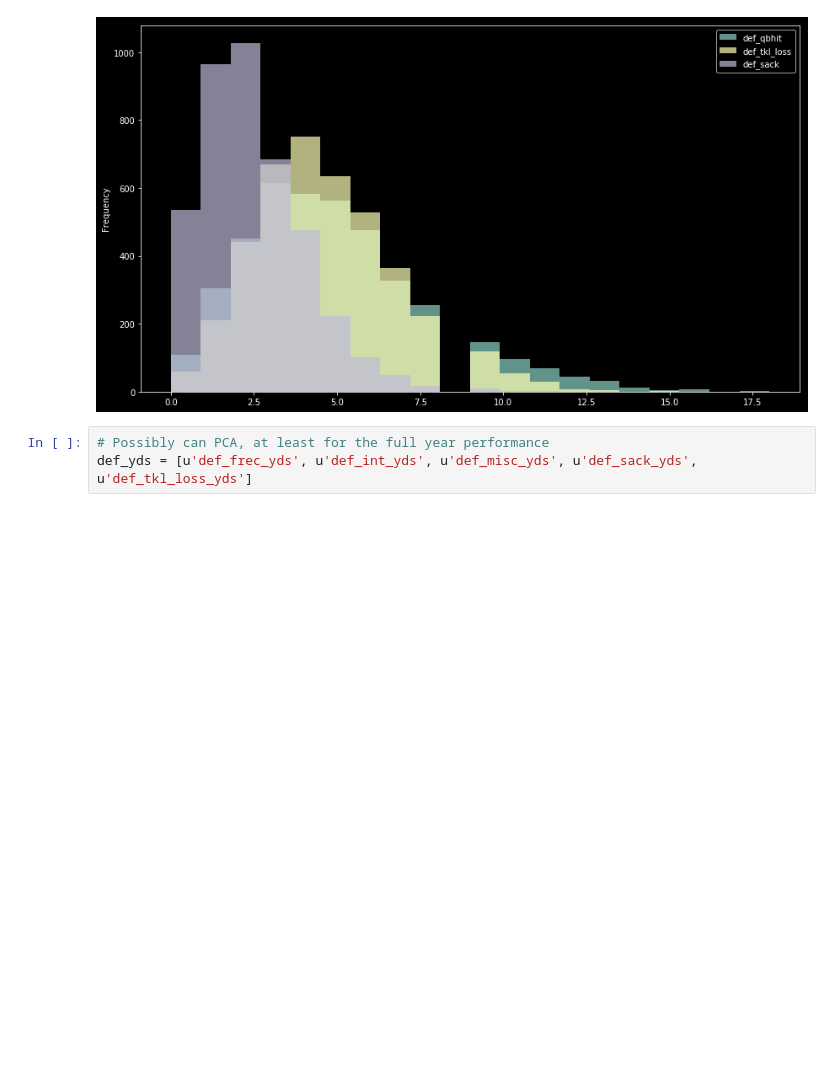
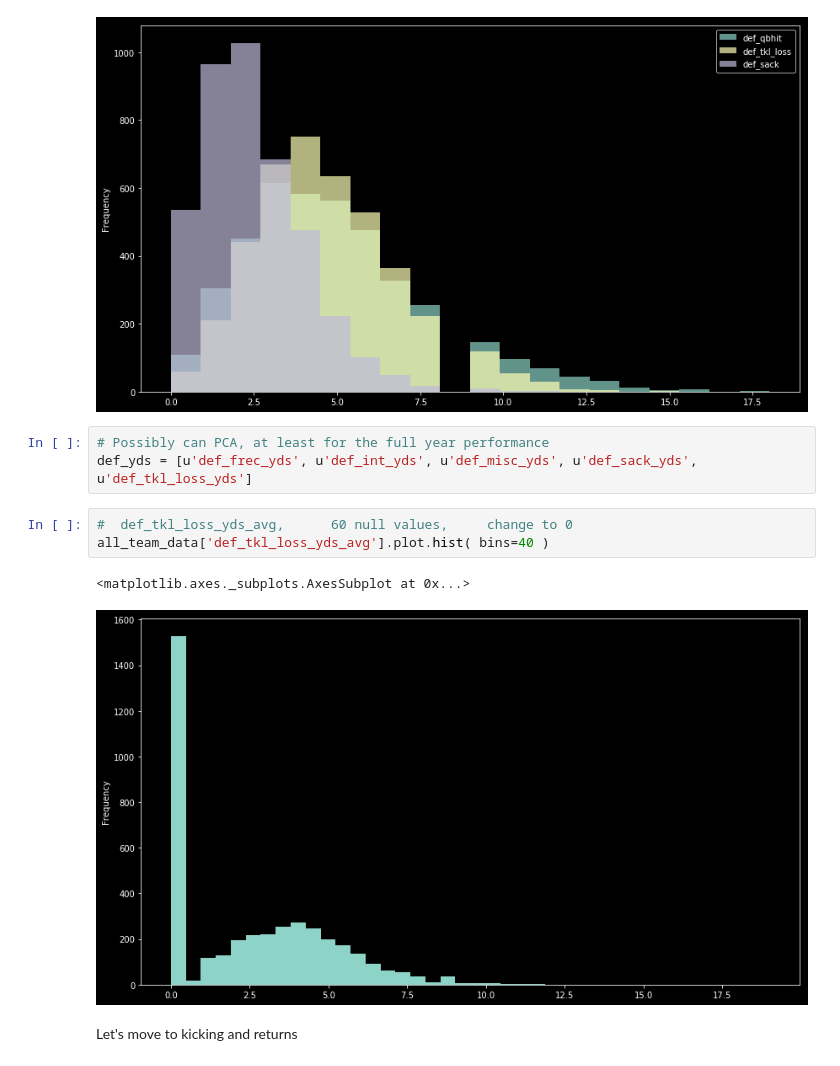
Before and after one commit to markertsean/Fantasy_Football, a Jupyter notebook: exploration/Team.ipynb, the cells around one changed output. Saved outputs shown, nothing was run; the diff lists cells and outputs as text; blank space fills up the shorter version.

```diff
--- a/exploration/Team.ipynb
+++ b/exploration/Team.ipynb
@@ -338,3 +338,11 @@ all_team_data[['def_qbhit', u'def_tkl_loss','def_sack']].plot.hist(bins=20,alpha
 # %%
 # Possibly can PCA, at least for the full year performance
 def_yds = [u'def_frec_yds', u'def_int_yds', u'def_misc_yds', u'def_sack_yds', u'def_tkl_loss_yds']
+# %%
+#  def_tkl_loss_yds_avg,      60 null values,     change to 0
+all_team_data['def_tkl_loss_yds_avg'].plot.hist( bins=40 )
+# %% [output]
+<matplotlib.axes._subplots.AxesSubplot at 0x...>
+[figure, added]
+# %% [markdown]
+Let's move to kicking and returns
```
Also changed, not shown: parts of 18 cells of this notebook.
